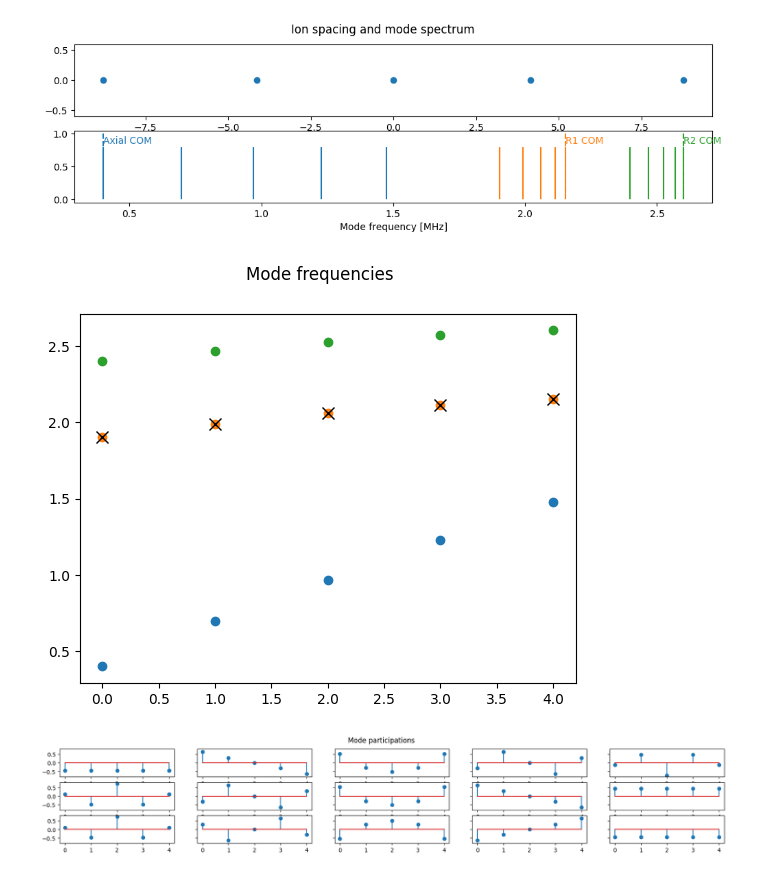
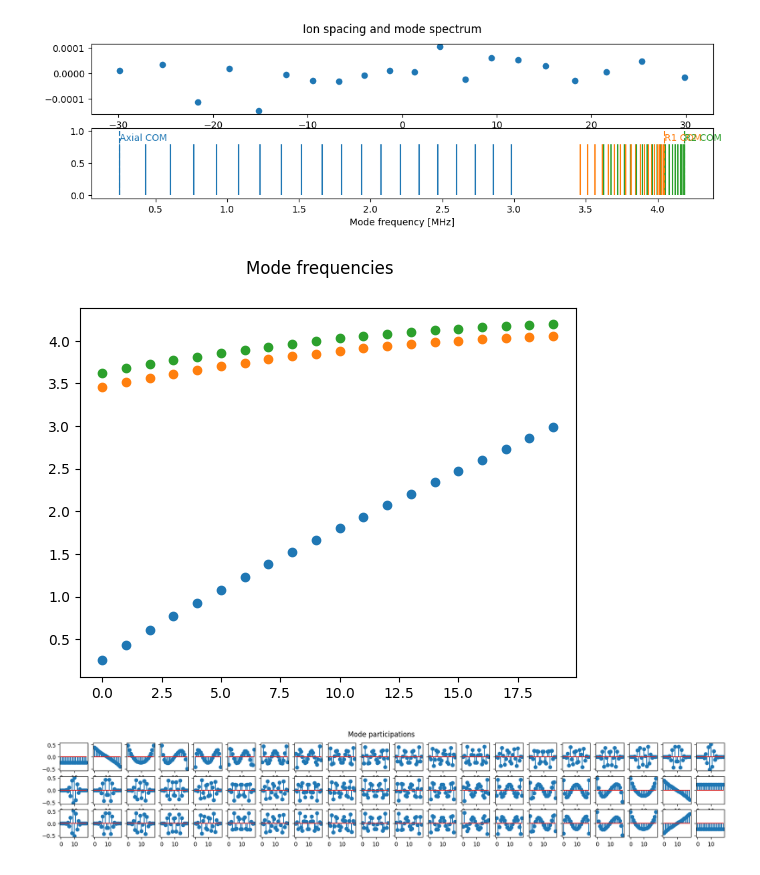
Before and after one commit to tiqi-group/pytrans-examples, a Jupyter notebook: examples/yitterbium_string.ipynb, the cells around one changed output. Drawn from its saved outputs; the diff is of its cells as text; code cells hidden in the pictures.

```diff
--- a/examples/yitterbium_string.ipynb
+++ b/examples/yitterbium_string.ipynb
@@ -13,14 +13,15 @@ from pytrans.analysis import analyse_potential
 
 Yb171 = Ion('Yb171', mass_amu=170.936323)
 # %%
-wx, wy, wz = 0.402e6, 2.153e6, 2.6e6
+# wx, wy, wz = 0.402e6, 2.153e6, 2.6e6
+wx, wy, wz = 0.25e6, 4.05e6, 4.19e6
 trap_freqs = np.asarray([wx, wy, wz])
 
 trap = HarmonicTrap(wx, wy, wz, ion=Yb171)
-n_ions = 5
+n_ions = 20
 
 ions = [Yb171] * n_ions
-result = analyse_potential(trap, voltages=None, ions=ions, ion1=ions[0], r0=(0, 0, 0), roi=(12e-6, 1e-5, 1e-5), verbose=False)
+result = analyse_potential(trap, voltages=None, ions=ions, ion1=ions[0], r0=(0, 0, 0), roi=(120e-6, 1e-5, 1e-5), verbose=False)
 # result = mode_solver(trap, voltages=None, ions=ions, x0=x0)
 
 
@@ -32,7 +33,7 @@ mode_vectors = result.mode_solver_results.mode_vectors
 x_eq = result.mode_solver_results.x_eq
 
 ax0.plot(x_eq[:, 0] * 1e6, x_eq[:, 1] * 1e6, 'o')
-ax0.set_ylim(-0.6, 0.6)
+# ax0.set_ylim(-0.6, 0.6)
 
 # projections of normal modes on single-ion eigenmodes
 v1 = np.eye(3)
@@ -66,8 +67,8 @@ for j in range(3):
 for j in range(3):
     ax.plot(mode_freqs[mode_labels[j]] * 1e-6, 'o')
 
-rfreqs = [1.905, 1.985, 2.057, 2.114, 2.153]
-ax.plot(rfreqs, 'xk', ms=9)
+# rfreqs = [1.905, 1.985, 2.057, 2.114, 2.153]
+# ax.plot(rfreqs, 'xk', ms=9)
 
 
 
@@ -83,6 +84,6 @@ for j, axes in enumerate(axess):
-[figure, old version]
+[figure, new version]
-[figure, old version]
+[figure, new version]
-[figure, old version]
+[figure, new version]
 # %%
 result
 # %% [output]
```
Also changed, not shown: parts of 2 cells of this notebook, 1 other file.
